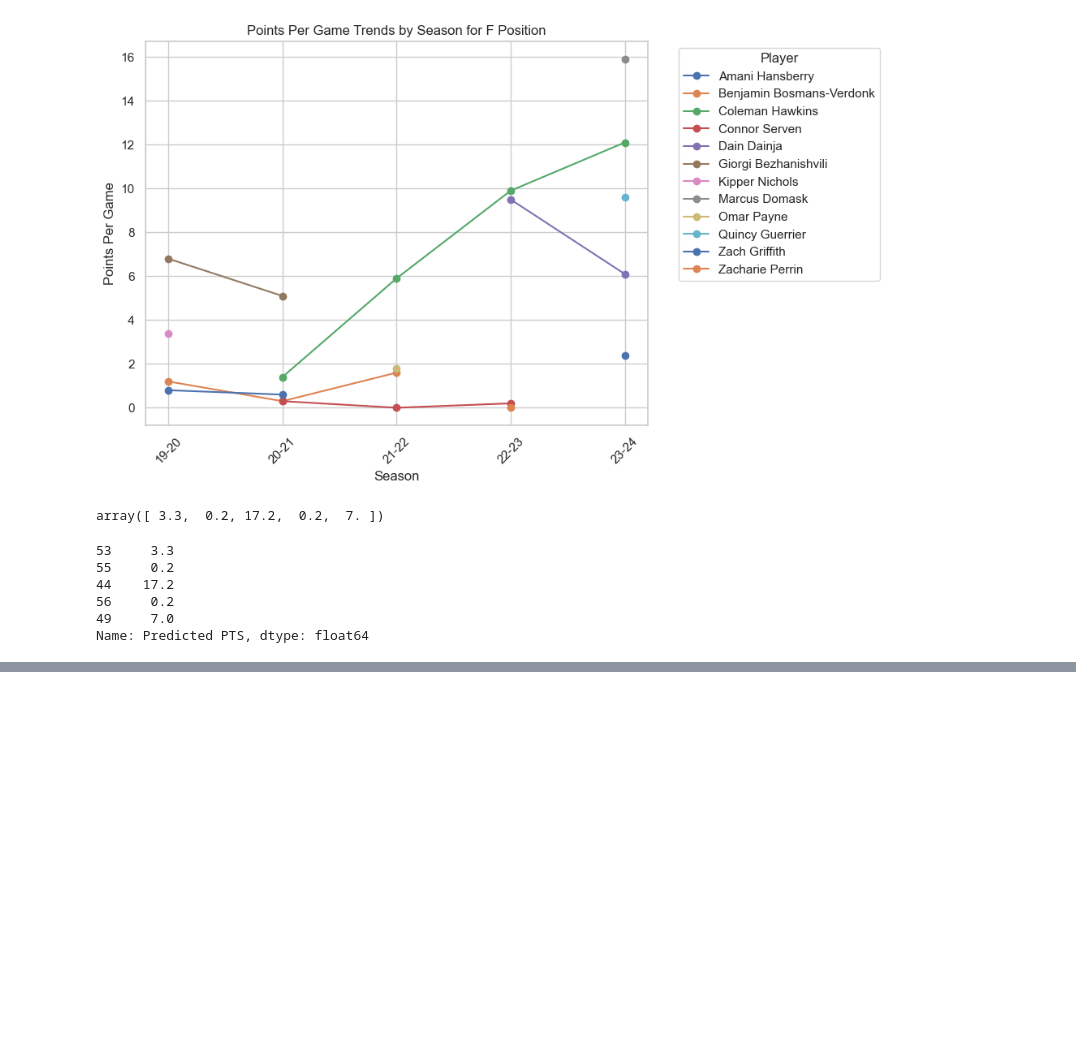
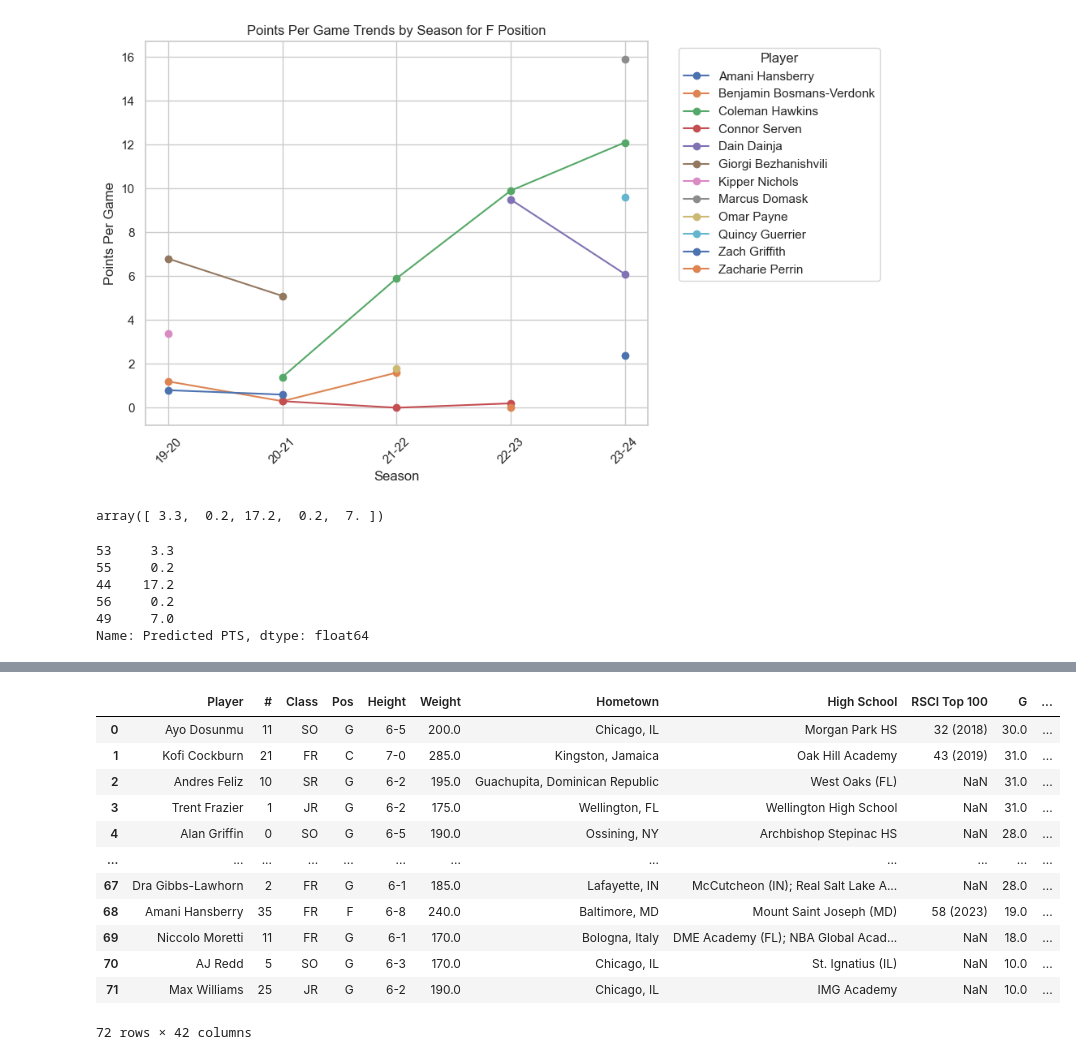
Before and after one commit to isaac-turk/DataDiveFa24, a Jupyter notebook: EDA.ipynb, the cells around one changed output, grey strips where cells are left out. Saved outputs shown, nothing was run; the diff lists cells and outputs as text; code cells hidden in the pictures; blank space fills up the shorter version.

```diff
--- a/EDA.ipynb
+++ b/EDA.ipynb
@@ -343,0 +343,16 @@ R^2 = 1.0
+# %%
+all_rosters
+# %% [output]
+|  | Player | # | Class | Pos | Height | Weight | Hometown | High School | RSCI Top 100 | G | ... |
+| 0 | Ayo Dosunmu | 11 | SO | G | 6-5 | 200.0 | Chicago, IL | Morgan Park HS | 32 (2018) | 30.0 | ... |
+| 1 | Kofi Cockburn | 21 | FR | C | 7-0 | 285.0 | Kingston, Jamaica | Oak Hill Academy | 43 (2019) | 31.0 | ... |
+| 2 | Andres Feliz | 10 | SR | G | 6-2 | 195.0 | Guachupita, Dominican Republic | West Oaks (FL) | NaN | 31.0 | ... |
+| 3 | Trent Frazier | 1 | JR | G | 6-2 | 175.0 | Wellington, FL | Wellington High School | NaN | 31.0 | ... |
+| 4 | Alan Griffin | 0 | SO | G | 6-5 | 190.0 | Ossining, NY | Archbishop Stepinac HS | NaN | 28.0 | ... |
+| ... | ... | ... | ... | ... | ... | ... | ... | ... | ... | ... | ... |
+| 67 | Dra Gibbs-Lawhorn | 2 | FR | G | 6-1 | 185.0 | Lafayette, IN | McCutcheon (IN); Real Salt Lake A... | NaN | 28.0 | ... |
+| 68 | Amani Hansberry | 35 | FR | F | 6-8 | 240.0 | Baltimore, MD | Mount Saint Joseph (MD) | 58 (2023) | 19.0 | ... |
+| 69 | Niccolo Moretti | 11 | FR | G | 6-1 | 170.0 | Bologna, Italy | DME Academy (FL); NBA Global Acad... | NaN | 18.0 | ... |
+| 70 | AJ Redd | 5 | SO | G | 6-3 | 170.0 | Chicago, IL | St. Ignatius (IL) | NaN | 10.0 | ... |
+| 71 | Max Williams | 25 | JR | G | 6-2 | 190.0 | Chicago, IL | IMG Academy | NaN | 10.0 | ... |
+72 rows × 42 columns
```
Also changed, not shown: parts of 5 cells of this notebook.
